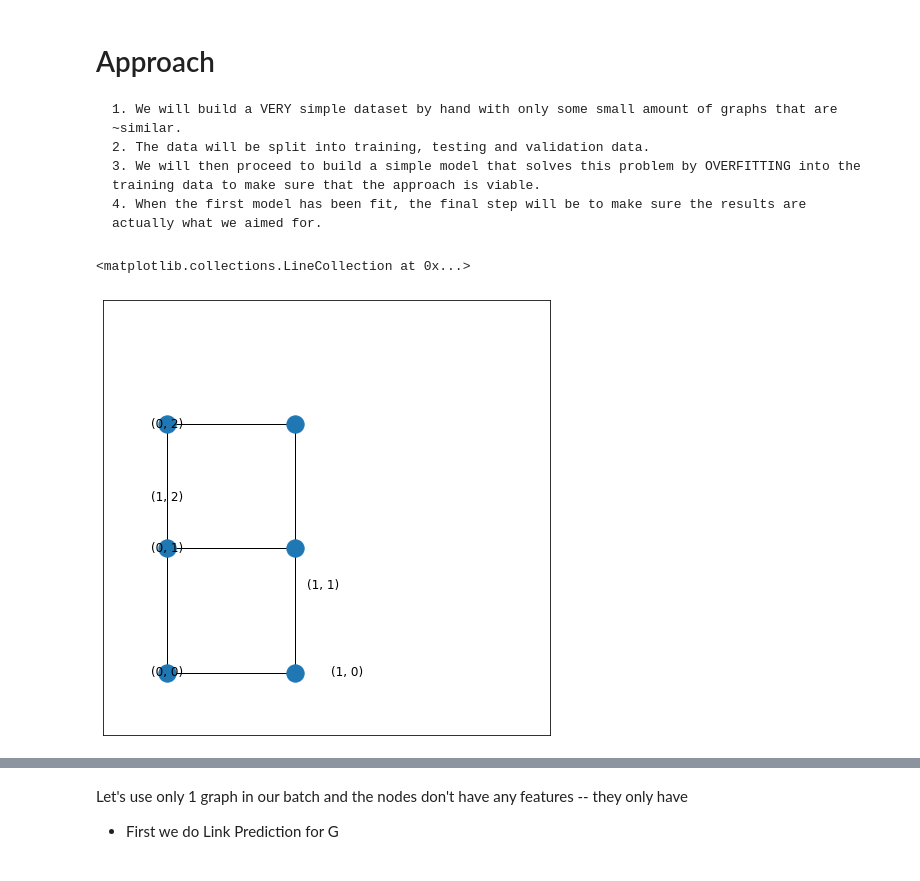
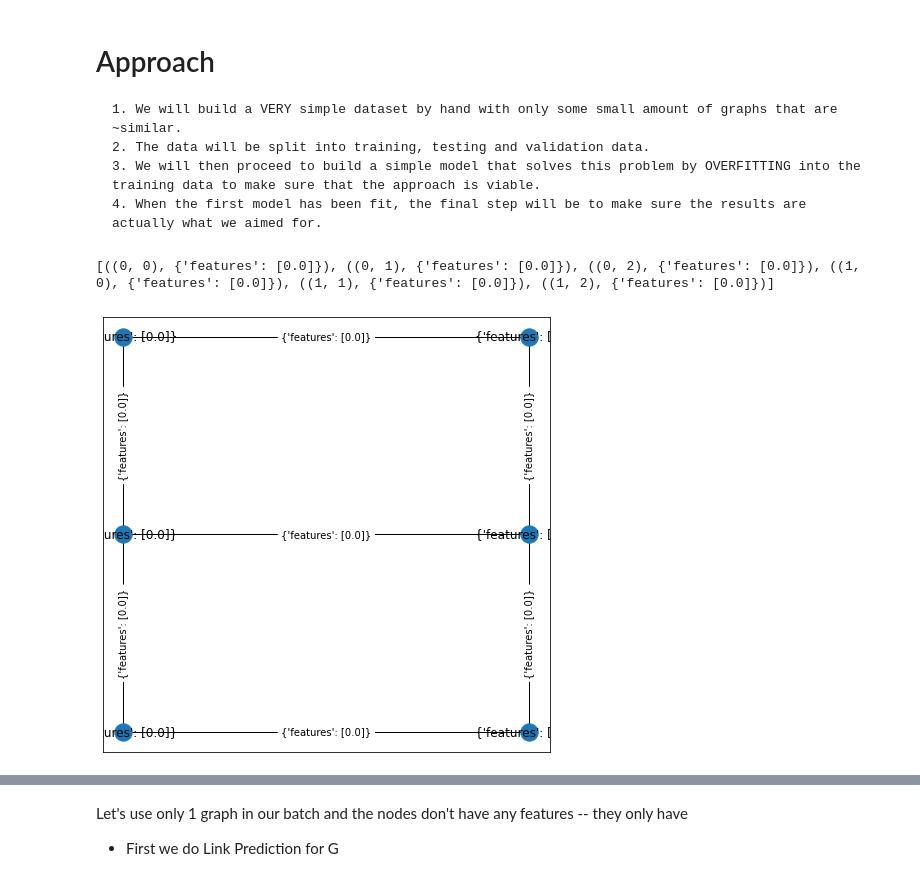
Before and after one commit to pekka-aleksi/NN-demos, a Jupyter notebook: 01 Inverting a Graph.ipynb, the cells around one changed output, grey strips where cells are left out. Saved outputs shown, nothing was run; the diff lists cells and outputs as text; code cells hidden in the pictures.

```diff
--- a/01 Inverting a Graph.ipynb
+++ b/01 Inverting a Graph.ipynb
@@ -66,18 +93,10 @@ GRAPHS_TUPLES = gn.utils_tf.set_zero_global_features(GRAPHS_TUPLES, 1, dtype=np.
-# %%
-
-pos = {index: coord for index,(coord,_) in zip(G.nodes(), original_graph.nodes(data=True)) }
-
-label_pos=[(x*np.sqrt(2-0.5*y**2), y*np.sqrt(1-0.5*x**2)) for x,y in pos.values()]
-
-plt.figure(figsize=(8,8))
-plt.xlim(-0.5,3)
-plt.ylim(-0.5, 3)
-nx.draw_networkx_labels(G, pos=label_pos, labels=pos)
-nx.draw_networkx_nodes(G, pos=pos)
-nx.draw_networkx_edges(G, pos=pos)
-# %% [output]
-<matplotlib.collections.LineCollection at 0x...>
-[figure, removed]
+# %%
+test_graph = GET_GRAPH()
+pos = {index: index for index in test_graph.nodes()}
+DO_PLOT(test_graph, pos=pos)
+# %% [output]
+[((0, 0), {'features': [0.0]}), ((0, 1), {'features': [0.0]}), ((0, 2), {'features': [0.0]}), ((1, 0), {'features': [0.0]}), ((1, 1), {'features': [0.0]}), ((1, 2), {'features': [0.0]})]
+[figure, added]
 # %%
 
 # map the global features, node features and edge features just 1-to-1 for now to make sure the network accepts the inputs
```
Also changed, not shown: parts of 8 cells of this notebook.
